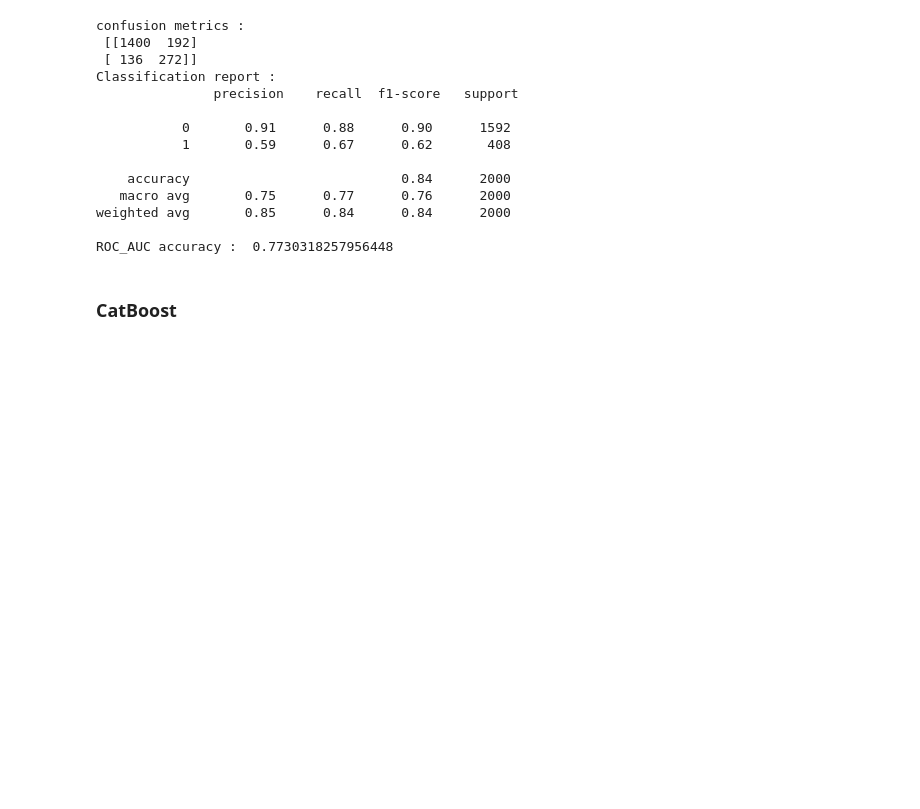
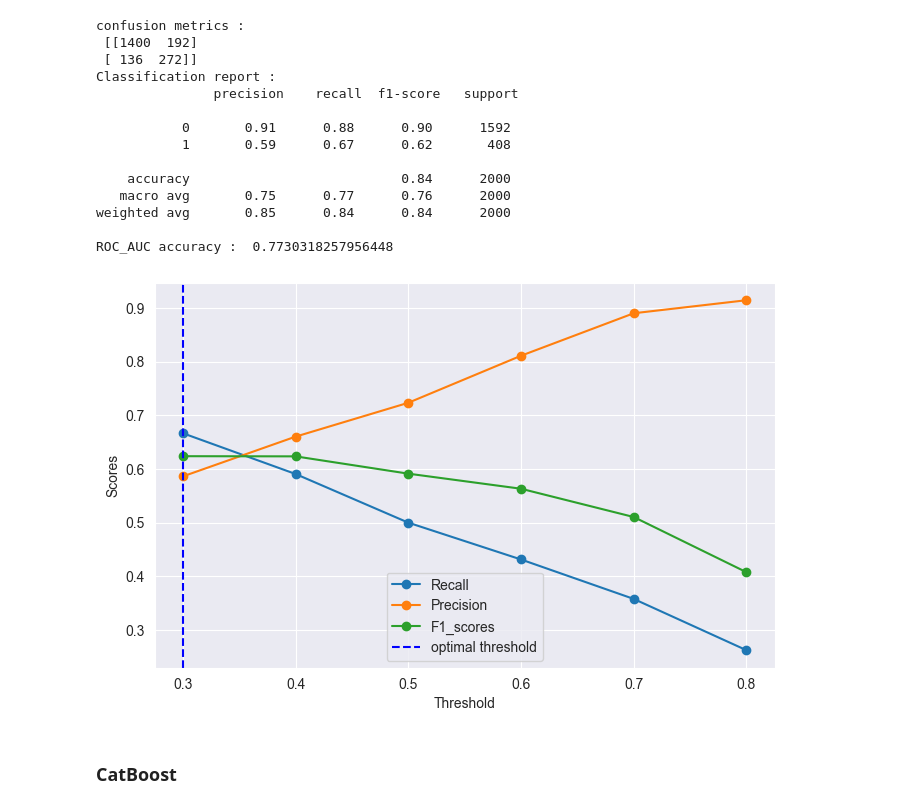
Before and after one commit to Wasima230Sultana/Customer-Churn-Analysis, a Jupyter notebook: Customer-churn.ipynb, the cells around one changed output. Cells and saved outputs as stored; diff of their text form; code cells hidden in the pictures; blank space fills up the shorter version.

```diff
--- a/Customer-churn.ipynb
+++ b/Customer-churn.ipynb
@@ -918,8 +995,8 @@ print(lgbm_frame)
 4        0.7  0.357843   0.890244  0.510490
 5        0.8  0.262255   0.914530  0.407619
 # %%
-best_threshold = 0.3
-best_y_proba = (y_proba >= 0.3).astype(int)
+best_threshold_lgbm = 0.3
+best_y_proba = (y_proba >= best_threshold_lgbm).astype(int)
 
 print("confusion metrics : \n",confusion_matrix(y_test,best_y_proba))
 print("Classification report : \n",classification_report(y_test,best_y_proba))
@@ -939,6 +1016,18 @@ Classification report :
 weighted avg       0.85      0.84      0.84      2000
 
 ROC_AUC accuracy :  0.7730318257956448
+# %%
+plt.figure(figsize=(8,5))
+plt.plot(thresholds,lgbm_recall,label='Recall',marker='o')
+plt.plot(thresholds,lgbm_precision,label='Precision',marker='o')
+plt.plot(thresholds,lgbm_f1,label='F1_scores',marker='o')
+plt.xlabel('Threshold')
+plt.ylabel('Scores')
+plt.axvline(best_threshold_lgbm,linestyle='--',color='blue',label='optimal threshold')
+plt.legend()
+plt.show()
+# %% [output]
+[figure, added]
 # %% [markdown]
 <h3>CatBoost</h3>
 # %%
```
Also changed, not shown: parts of 9 cells of this notebook, 4 other files.
